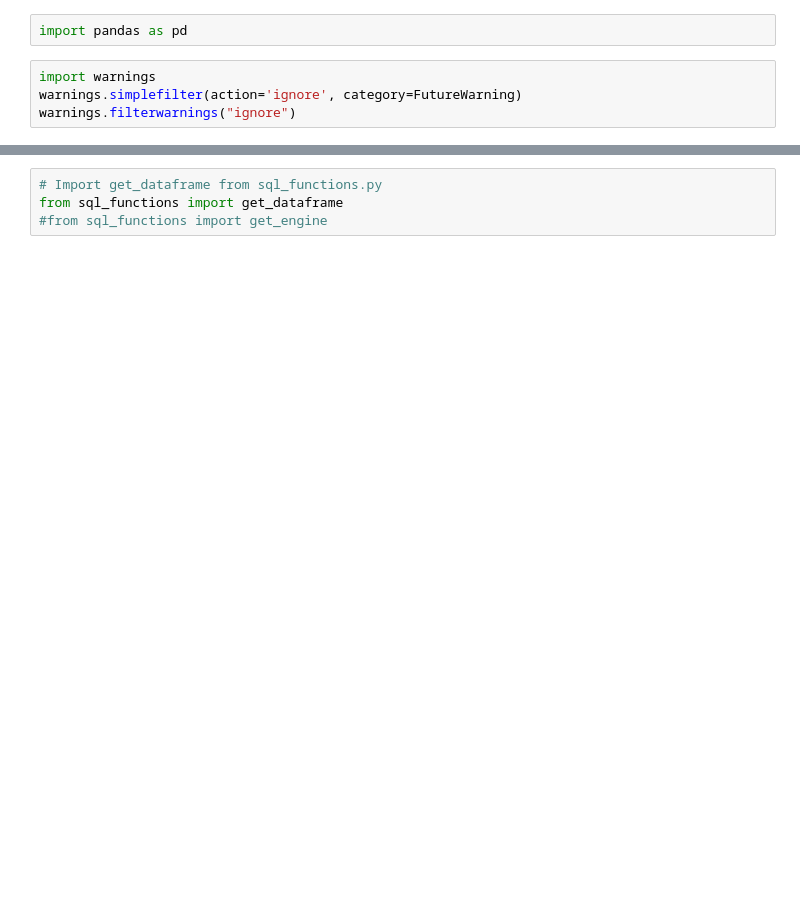
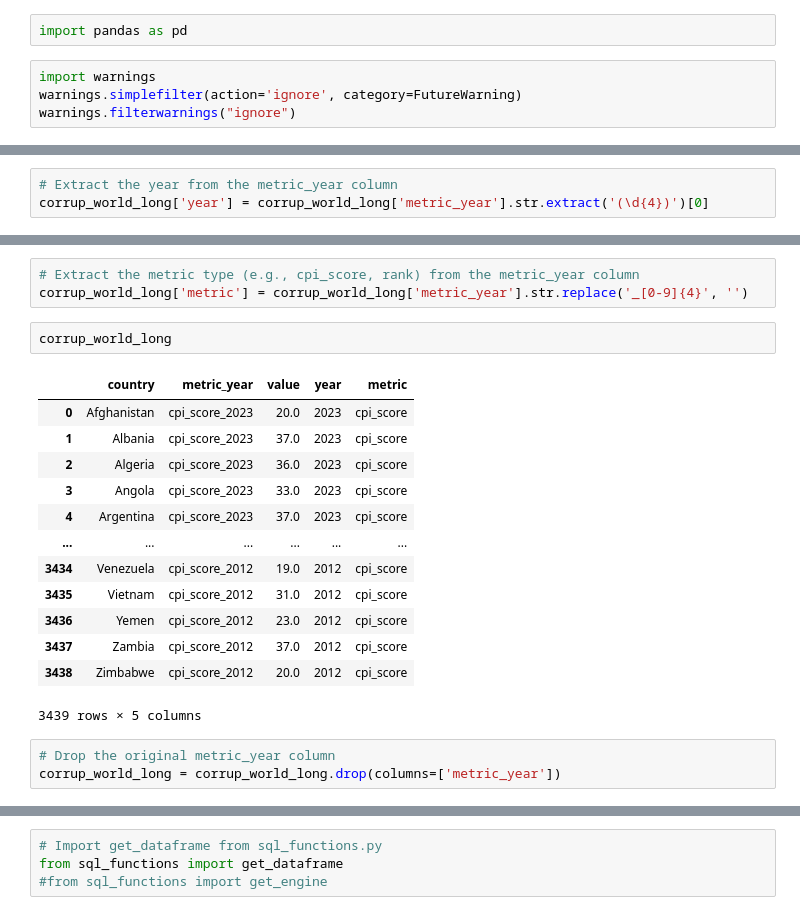
Before and after one commit to EduHealth-Insights/Edu-health-demographics, a Jupyter notebook: corruption_control.ipynb, the cells around one changed output, grey strips where cells are left out. Cells and saved outputs as stored; diff of their text form; blank space fills up the shorter version.

```diff
--- a/corruption_control.ipynb
+++ b/corruption_control.ipynb
@@ -8,0 +112,3 @@ corrup = pd.read_excel('data/Percentage_corruption_control.xlsx')
+# %%
+# Extract the year from the metric_year column
+corrup_world_long['year'] = corrup_world_long['metric_year'].str.extract('(\d{4})')[0]
@@ -8,0 +131,22 @@ corrup = pd.read_excel('data/Percentage_corruption_control.xlsx')
+# %%
+# Extract the metric type (e.g., cpi_score, rank) from the metric_year column
+corrup_world_long['metric'] = corrup_world_long['metric_year'].str.replace('_[0-9]{4}', '')
+# %%
+corrup_world_long
+# %% [output]
+|  | country | metric_year | value | year | metric |
+| 0 | Afghanistan | cpi_score_2023 | 20.0 | 2023 | cpi_score |
+| 1 | Albania | cpi_score_2023 | 37.0 | 2023 | cpi_score |
+| 2 | Algeria | cpi_score_2023 | 36.0 | 2023 | cpi_score |
+| 3 | Angola | cpi_score_2023 | 33.0 | 2023 | cpi_score |
+| 4 | Argentina | cpi_score_2023 | 37.0 | 2023 | cpi_score |
+| ... | ... | ... | ... | ... | ... |
+| 3434 | Venezuela | cpi_score_2012 | 19.0 | 2012 | cpi_score |
+| 3435 | Vietnam | cpi_score_2012 | 31.0 | 2012 | cpi_score |
+| 3436 | Yemen | cpi_score_2012 | 23.0 | 2012 | cpi_score |
+| 3437 | Zambia | cpi_score_2012 | 37.0 | 2012 | cpi_score |
+| 3438 | Zimbabwe | cpi_score_2012 | 20.0 | 2012 | cpi_score |
+3439 rows × 5 columns
+# %%
+# Drop the original metric_year column
+corrup_world_long = corrup_world_long.drop(columns=['metric_year'])
```
Also changed, not shown: parts of 32 cells of this notebook.
